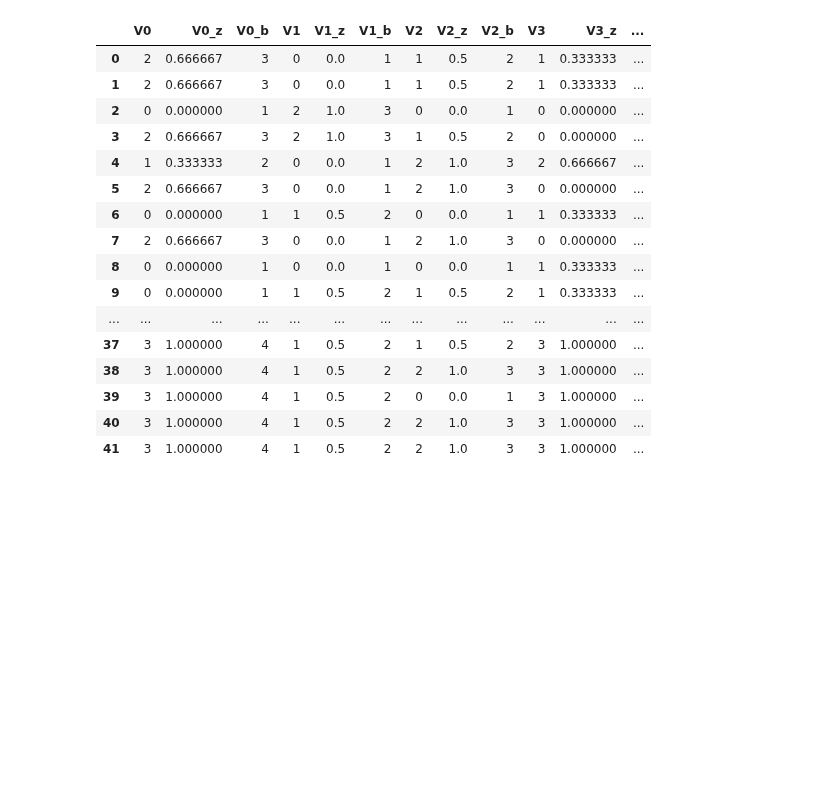
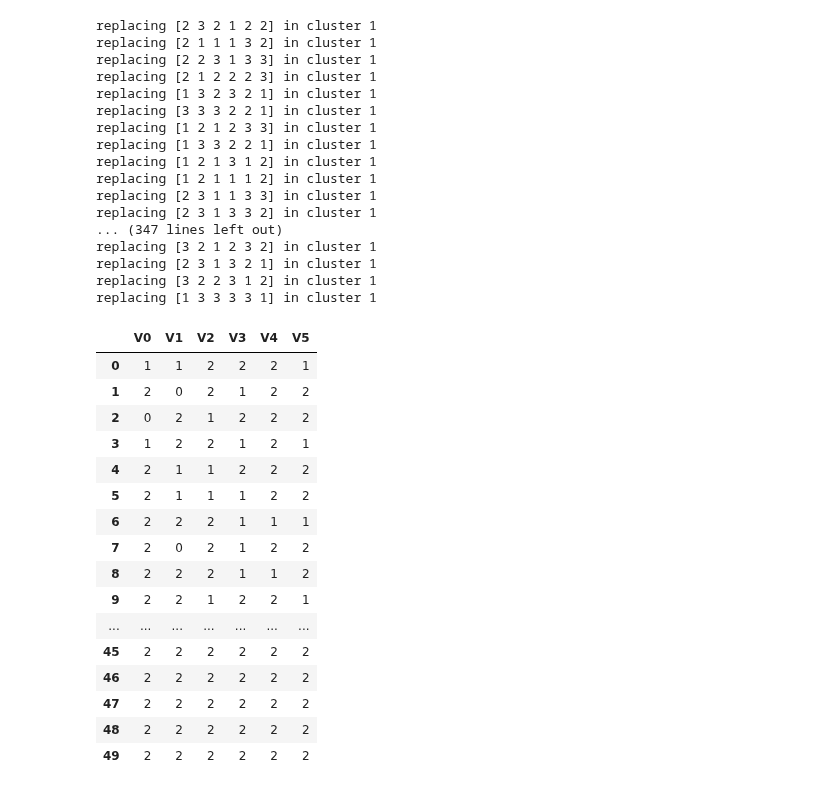
Before and after one commit to npiccolotto/undrground-tubes, a Jupyter notebook: eval/dataset/datasets_binned.ipynb, the cells around one changed output. Cells and saved outputs as stored; diff of their text form; code cells hidden in the pictures; blank space fills up the shorter version.

```diff
--- a/eval/dataset/datasets_binned.ipynb
+++ b/eval/dataset/datasets_binned.ipynb
@@ -12,7 +12,7 @@ import math
 from sklearn.manifold import MDS
 from itertools import pairwise, combinations
 # %%
-NUM_VARS = 4
+NUM_VARS = 6
 NUM_SETS = 6
 NUM_SECTORS = 3
 
@@ -253,29 +241,48 @@ def make_dataset(
     return df
 # %%
 dataset = make_dataset(
-    cluster2_shift_direction=[NUM_SECTORS, 1, 0, NUM_SECTORS],
-    cluster1_size=36,
-    cluster2_size=6,
+    cluster2_shift_direction=[3,3,3,3,3,3],
+    #cluster2_shift_direction=[NUM_SECTORS, 1, 0, 0,0, NUM_SECTORS],
+    cluster1_size=45,
+    cluster2_size=5,
+    err_threshold=3
 )
-dataset
+dataset[var_names]
 # %% [output]
+replacing [2 3 2 1 2 2] in cluster 1
+replacing [2 1 1 1 3 2] in cluster 1
+replacing [2 2 3 1 3 3] in cluster 1
+replacing [2 1 2 2 2 3] in cluster 1
+replacing [1 3 2 3 2 1] in cluster 1
+replacing [3 3 3 2 2 1] in cluster 1
+replacing [1 2 1 2 3 3] in cluster 1
+replacing [1 3 3 2 2 1] in cluster 1
+replacing [1 2 1 3 1 2] in cluster 1
+replacing [1 2 1 1 1 2] in cluster 1
+replacing [2 3 1 1 3 3] in cluster 1
+replacing [2 3 1 3 3 2] in cluster 1
+... (347 lines left out)
+replacing [3 2 1 2 3 2] in cluster 1
+replacing [2 3 1 3 2 1] in cluster 1
+replacing [3 2 2 3 1 2] in cluster 1
+replacing [1 3 3 3 3 1] in cluster 1
-|  | V0 | V0_z | V0_b | V1 | V1_z | V1_b | V2 | V2_z | V2_b | V3 | V3_z | ... |
-| 0 | 2 | 0.666667 | 3 | 0 | 0.0 | 1 | 1 | 0.5 | 2 | 1 | 0.333333 | ... |
-| 1 | 2 | 0.666667 | 3 | 0 | 0.0 | 1 | 1 | 0.5 | 2 | 1 | 0.333333 | ... |
-| 2 | 0 | 0.000000 | 1 | 2 | 1.0 | 3 | 0 | 0.0 | 1 | 0 | 0.000000 | ... |
-| 3 | 2 | 0.666667 | 3 | 2 | 1.0 | 3 | 1 | 0.5 | 2 | 0 | 0.000000 | ... |
-| 4 | 1 | 0.333333 | 2 | 0 | 0.0 | 1 | 2 | 1.0 | 3 | 2 | 0.666667 | ... |
-| 5 | 2 | 0.666667 | 3 | 0 | 0.0 | 1 | 2 | 1.0 | 3 | 0 | 0.000000 | ... |
-| 6 | 0 | 0.000000 | 1 | 1 | 0.5 | 2 | 0 | 0.0 | 1 | 1 | 0.333333 | ... |
-| 7 | 2 | 0.666667 | 3 | 0 | 0.0 | 1 | 2 | 1.0 | 3 | 0 | 0.000000 | ... |
-| 8 | 0 | 0.000000 | 1 | 0 | 0.0 | 1 | 0 | 0.0 | 1 | 1 | 0.333333 | ... |
-| 9 | 0 | 0.000000 | 1 | 1 | 0.5 | 2 | 1 | 0.5 | 2 | 1 | 0.333333 | ... |
-| ... | ... | ... | ... | ... | ... | ... | ... | ... | ... | ... | ... | ... |
-| 37 | 3 | 1.000000 | 4 | 1 | 0.5 | 2 | 1 | 0.5 | 2 | 3 | 1.000000 | ... |
-| 38 | 3 | 1.000000 | 4 | 1 | 0.5 | 2 | 2 | 1.0 | 3 | 3 | 1.000000 | ... |
-| 39 | 3 | 1.000000 | 4 | 1 | 0.5 | 2 | 0 | 0.0 | 1 | 3 | 1.000000 | ... |
-| 40 | 3 | 1.000000 | 4 | 1 | 0.5 | 2 | 2 | 1.0 | 3 | 3 | 1.000000 | ... |
-| 41 | 3 | 1.000000 | 4 | 1 | 0.5 | 2 | 2 | 1.0 | 3 | 3 | 1.000000 | ... |
+|  | V0 | V1 | V2 | V3 | V4 | V5 |
+| 0 | 1 | 1 | 2 | 2 | 2 | 1 |
+| 1 | 2 | 0 | 2 | 1 | 2 | 2 |
+| 2 | 0 | 2 | 1 | 2 | 2 | 2 |
+| 3 | 1 | 2 | 2 | 1 | 2 | 1 |
+| 4 | 2 | 1 | 1 | 2 | 2 | 2 |
+| 5 | 2 | 1 | 1 | 1 | 2 | 2 |
+| 6 | 2 | 2 | 2 | 1 | 1 | 1 |
+| 7 | 2 | 0 | 2 | 1 | 2 | 2 |
+| 8 | 2 | 2 | 2 | 1 | 1 | 2 |
+| 9 | 2 | 2 | 1 | 2 | 2 | 1 |
+| ... | ... | ... | ... | ... | ... | ... |
+| 45 | 2 | 2 | 2 | 2 | 2 | 2 |
+| 46 | 2 | 2 | 2 | 2 | 2 | 2 |
+| 47 | 2 | 2 | 2 | 2 | 2 | 2 |
+| 48 | 2 | 2 | 2 | 2 | 2 | 2 |
+| 49 | 2 | 2 | 2 | 2 | 2 | 2 |
 # %%
 from sklearn.decomposition import PCA
 
```
Also changed, not shown: parts of 6 cells of this notebook, 14 other files.
